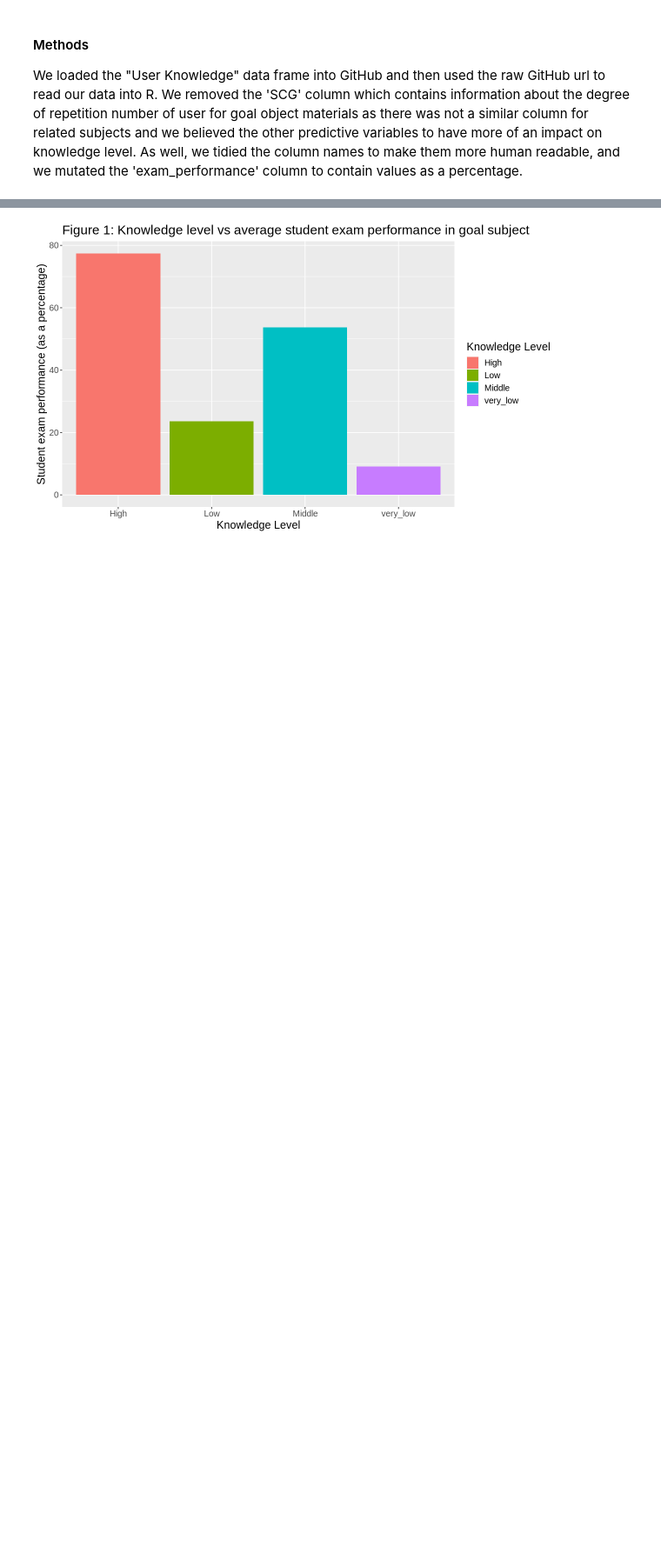
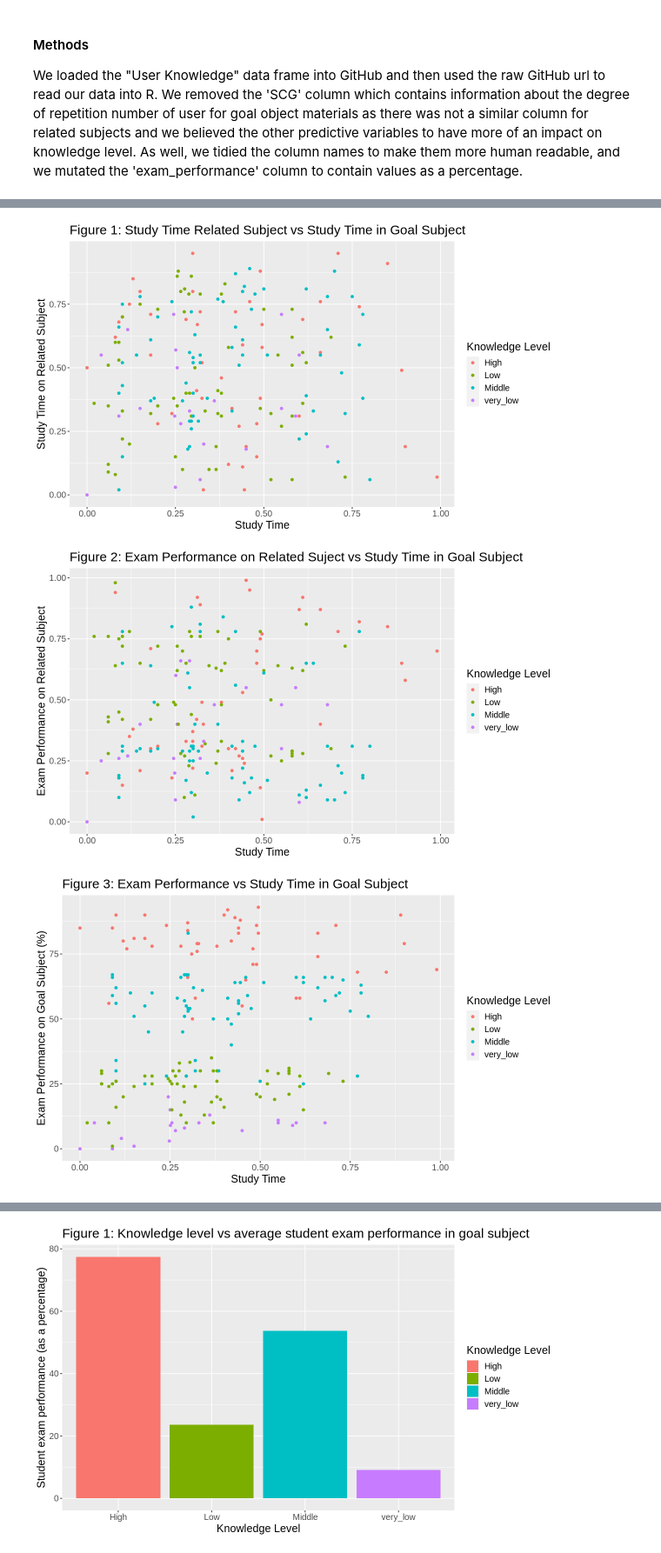
Before and after one commit to maywilsdon/dsci-100-2023s1-group-20, a Jupyter notebook: proposal.ipynb, the cells around one changed output, grey strips where cells are left out. Shown at 87% size. Cells and saved outputs as stored; diff of their text form; code cells hidden in the pictures; blank space fills up the shorter version.

Commit message:
scatter plot + explanation + changing the code to print the titles

```diff
--- a/proposal.ipynb
+++ b/proposal.ipynb
@@ -113,0 +112,66 @@ A tibble: 4 × 6
+# %%
+options(repr.plot.width=10, repr.plot.height=6)
+
+plot_time_related_time <- student_train|>
+    ggplot(aes(x = study_time, y = related_subject_time, colour = knowledge_level)) +
+    geom_point() +
+    labs(x = "Study Time",
+         y = "Study Time on Related Subject",
+        colour = "Knowledge Level") +
+    ggtitle("Figure 1: Study Time Related Subject vs Study Time in Goal Subject") +
+     theme(text = element_text(size = 15))
+plot_time_related_time
+
+plot_time_related_perf <- student_train|>
+    ggplot(aes(x = study_time, y = related_exam_performance, colour = knowledge_level)) +
+    geom_point() +
+    labs(x = "Study Time",
+         y = "Exam Performance on Related Subject",
+        colour = "Knowledge Level") +
+    ggtitle("Figure 2: Exam Performance on Related Suject vs Study Time in Goal Subject") +
+     theme(text = element_text(size = 15))
+plot_time_related_perf
+
+plot_time_perf <- student_train|>
+    ggplot(aes(x = study_time, y = exam_performance_percentage, colour = knowledge_level)) +
+    geom_point() +
+    labs(x = "Study Time",
+         y = "Exam Performance on Goal Subject (%)",
+        colour = "Knowledge Level") +
+    ggtitle("Figure 3: Exam Performance vs Study Time in Goal Subject") +
+     theme(text = element_text(size = 15))
+plot_time_perf
+
+plot_related_time_perf <- student_train|>
+    ggplot(aes(x = related_subject_time, y = related_exam_performance, colour = knowledge_level)) +
+    geom_point() +
+    labs(x = "Study Time on Related Subject",
+         y = "Exam Performance on Related Subject",
+        colour = "Knowledge Level") +
+    ggtitle("Figure 4: Exam Performance vs Study Time in Related Subject") +
+     theme(text = element_text(size = 15))
+plot_related_time_perf
+
+plot_related_time_exam <- student_train|>
+    ggplot(aes(x = related_subject_time, y = exam_performance_percentage, colour = knowledge_level)) +
+    geom_point() +
+    labs(x = "Study Time on Related Subject",
+         y = "Exam Performance on Goal Subject (%)",
+        colour = "Knowledge Level") +
+    ggtitle("Figure 5: Exam Performance on Goal Subejct vs Study Time in Related Subject") +
+     theme(text = element_text(size = 15))
+plot_related_time_exam
+
+plot_related_exam_perf <- student_train|>
+    ggplot(aes(x = related_exam_performance, y = exam_performance_percentage, colour = knowledge_level)) +
+    geom_point() +
+    labs(x = "Exam Performance on Related Subject",
+         y = "Exam Performance on Goal Subject (%)",
+        colour = "Knowledge Level") +
+    ggtitle("Figure 6: Exam Performance in Goal Subejct vs Exam Performance in Related Subject") +
+     theme(text = element_text(size = 14))
+plot_related_exam_perf
+# %% [output]
+[figure, added]
+[figure, added]
+[figure, added]
```
Also changed, not shown: parts of 29 cells of this notebook.
